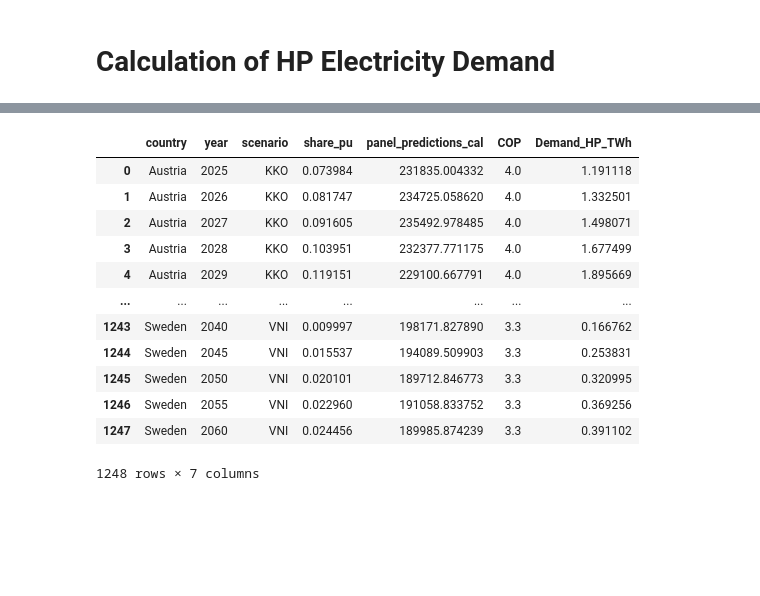
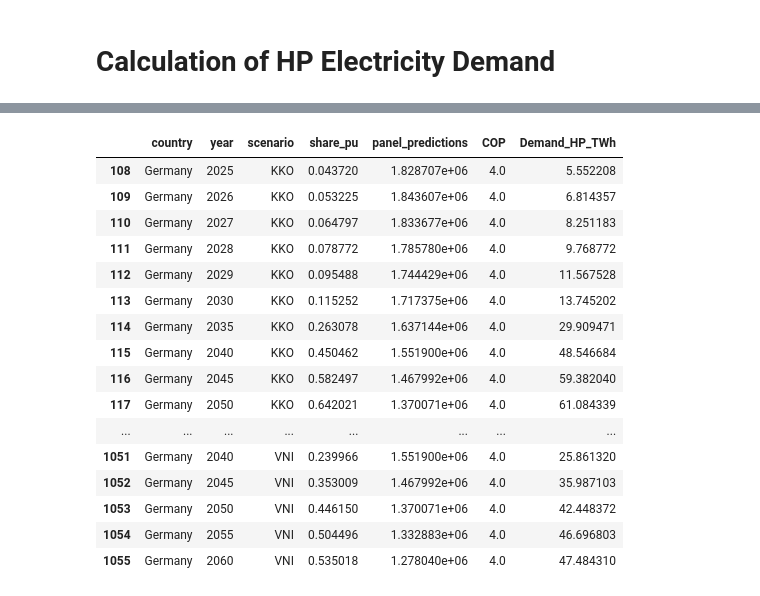
Before and after one commit to morteezzaa/demand_forecast_MA, a Jupyter notebook: heat_pump_ols.ipynb, the cells around one changed output, grey strips where cells are left out. Saved outputs shown, nothing was run; the diff lists cells and outputs as text; code cells hidden in the pictures; blank space fills up the shorter version.

```diff
--- a/heat_pump_ols.ipynb
+++ b/heat_pump_ols.ipynb
@@ -194,7 +196,7 @@ heat_demand
 # %%
 # importing panel data for population, gdp per capita and HDD
 panel = pd.read_csv("Data - raw/prepared_data/panel_transformed.csv")
-panel = panel[["year", "country"] + FEATURES_ln]
+panel = panel[["year", "country"] + FEATURES]
 # %%
 # creating the training set of histroical data
 hist = panel[panel.year <= 2024]
@@ -435,27 +590,14 @@ The Model uses ln of input variables (population, gdp_per_capita, HDD) to calcul
 # %%
-X = hist[FEATURES_ln]
+X = hist[FEATURES]
 Y = hist[TARGET_ln]
 
-# WHY POOLED OLS (no entity effects)?
-#
-# For 35-year structural projections we need long-run elasticities:
-# "do countries with higher GDP / more people / colder climate use more heat?"
-# That relationship is identified from CROSS-COUNTRY (between) variation.
-#
-# With entity_effects=True the FE estimator uses only WITHIN-COUNTRY,
-# year-to-year variation over 15 years. That variation is dominated by HDD
-# noise (±10-20 %/yr), while GDP and population change only ~1-2 %/yr —
-# the signal is buried. Result: insignificant, wrong-signed β coefficients
-# and a negative Between-R², which are useless for long-run forecasting.
-#
-# The pooled model gives R²=0.9994, all coefficients significant,
-# and elasticities that are economically meaningful for projection.
+#X = sm.add_constant(X)
 
 m_panelOLS = PanelOLS(Y, X,
                       entity_effects=True,
                       ).fit(
-                          cov_type="clustered",
-                          cluster_entity=True,
+                        #cov_type="clustered",
+                        #cluster_entity=True,
                       )
 m_panelOLS
 # %% [output]
@@ -686,9 +702,9 @@ hp_shares_hist[hp_shares_hist.country == "Lithuania"]
 # %%
 # year when max share is reached, and what fraction of max is the target
 SCENARIOS = {
-    "KKO": {"target_year": 2045, "target_fraction": 1.00},
-    "KVE": {"target_year": 2050, "target_fraction": 1.00},
-    "VWE": {"target_year": 2060, "target_fraction": 1.00},
+    "KKO": {"target_year": 2050, "target_fraction": 0.9},
+    "KVE": {"target_year": 2055, "target_fraction": 0.9},
+    "VWE": {"target_year": 2060, "target_fraction": 0.9},
     "VNI": {"target_year": 2060, "target_fraction": 0.75},
 }
 # %%
@@ -874,6 +908,7 @@ proj
 # %%
-PROJ_YEARS = [2025, 2026, 2027, 2028, 2029, 2030,
-              2035, 2040, 2045, 2050, 2055, 2060]
+PROJ_YEARS = [2025,
+              2026, 2027, 2028, 2029,
+              2030, 2035, 2040, 2045, 2050, 2055, 2060]
 
 # COP by country group (from Rivière et al. 2009)
 #Southern Europe  & ES, PT, IT, GR, HR, SI & 4.3
@@ -897,7 +932,7 @@ SERVICE_MULTIPLIER = 1
 
 # merge projection shares with total heat demand from ML model
 proj = proj.reset_index()
-proj_heat = proj[["country", "year", "panel_predictions_cal"]].copy()
+proj_heat = proj[["country", "year", "panel_predictions"]].copy()
 
 hp_demand_proj = hp_shares_proj.merge(proj_heat,
                                        on=["country", "year"],
@@ -907,7 +942,7 @@ hp_demand_proj["COP"] = hp_demand_proj["country"].map(COP_MAP)
 
 # formula: Demand_HP (TWh) = Heat(TJ) * (1/3600) * share_HP / (COP-1) * 1.25
 hp_demand_proj["Demand_HP_TWh"] = (
-    hp_demand_proj["panel_predictions_cal"]
+    hp_demand_proj["panel_predictions"]
     * (1 / 3600)
     * hp_demand_proj["share_pu"]
     #/ (hp_demand_proj["COP"] - 1)
@@ -919,5 +954,5 @@ hp_demand_proj["Demand_HP_TWh"] = (
 #print(f"\nShape: {hp_demand_proj.shape}")
 hp_demand_proj = hp_demand_proj[hp_demand_proj.year.isin(PROJ_YEARS)]
 hp_demand_proj = hp_demand_proj.reset_index(drop=True)
-hp_demand_proj#[hp_demand_proj.country=="Bulgaria"]
+hp_demand_proj[hp_demand_proj.country=="Germany"]
 # %% [output]
@@ -978,16 +1017,20 @@ plt.show()
 # %%
-hp_demand_proj
+hp_demand_proj[hp_demand_proj["country"] == "Germany"]
 # %% [output]
-|  | country | year | scenario | share_pu | panel_predictions_cal | COP | Demand_HP_TWh |
-| 0 | Austria | 2025 | KKO | 0.073984 | 231835.004332 | 4.0 | 1.191118 |
-| 1 | Austria | 2026 | KKO | 0.081747 | 234725.058620 | 4.0 | 1.332501 |
-| 2 | Austria | 2027 | KKO | 0.091605 | 235492.978485 | 4.0 | 1.498071 |
-| 3 | Austria | 2028 | KKO | 0.103951 | 232377.771175 | 4.0 | 1.677499 |
-| 4 | Austria | 2029 | KKO | 0.119151 | 229100.667791 | 4.0 | 1.895669 |
+|  | country | year | scenario | share_pu | panel_predictions | COP | Demand_HP_TWh |
+| 108 | Germany | 2025 | KKO | 0.043720 | 1.828707e+06 | 4.0 | 5.552208 |
+| 109 | Germany | 2026 | KKO | 0.053225 | 1.843607e+06 | 4.0 | 6.814357 |
+| 110 | Germany | 2027 | KKO | 0.064797 | 1.833677e+06 | 4.0 | 8.251183 |
+| 111 | Germany | 2028 | KKO | 0.078772 | 1.785780e+06 | 4.0 | 9.768772 |
+| 112 | Germany | 2029 | KKO | 0.095488 | 1.744429e+06 | 4.0 | 11.567528 |
+| 113 | Germany | 2030 | KKO | 0.115252 | 1.717375e+06 | 4.0 | 13.745202 |
+| 114 | Germany | 2035 | KKO | 0.263078 | 1.637144e+06 | 4.0 | 29.909471 |
+| 115 | Germany | 2040 | KKO | 0.450462 | 1.551900e+06 | 4.0 | 48.546684 |
+| 116 | Germany | 2045 | KKO | 0.582497 | 1.467992e+06 | 4.0 | 59.382040 |
+| 117 | Germany | 2050 | KKO | 0.642021 | 1.370071e+06 | 4.0 | 61.084339 |
 | ... | ... | ... | ... | ... | ... | ... | ... |
-| 1243 | Sweden | 2040 | VNI | 0.009997 | 198171.827890 | 3.3 | 0.166762 |
-| 1244 | Sweden | 2045 | VNI | 0.015537 | 194089.509903 | 3.3 | 0.253831 |
-| 1245 | Sweden | 2050 | VNI | 0.020101 | 189712.846773 | 3.3 | 0.320995 |
-| 1246 | Sweden | 2055 | VNI | 0.022960 | 191058.833752 | 3.3 | 0.369256 |
-| 1247 | Sweden | 2060 | VNI | 0.024456 | 189985.874239 | 3.3 | 0.391102 |
+| 1051 | Germany | 2040 | VNI | 0.239966 | 1.551900e+06 | 4.0 | 25.861320 |
+| 1052 | Germany | 2045 | VNI | 0.353009 | 1.467992e+06 | 4.0 | 35.987103 |
+| 1053 | Germany | 2050 | VNI | 0.446150 | 1.370071e+06 | 4.0 | 42.448372 |
+| 1054 | Germany | 2055 | VNI | 0.504496 | 1.332883e+06 | 4.0 | 46.696803 |
+| 1055 | Germany | 2060 | VNI | 0.535018 | 1.278040e+06 | 4.0 | 47.484310 |
-1248 rows × 7 columns
```
Also changed, not shown: parts of 30 cells of this notebook, 5 other files.
